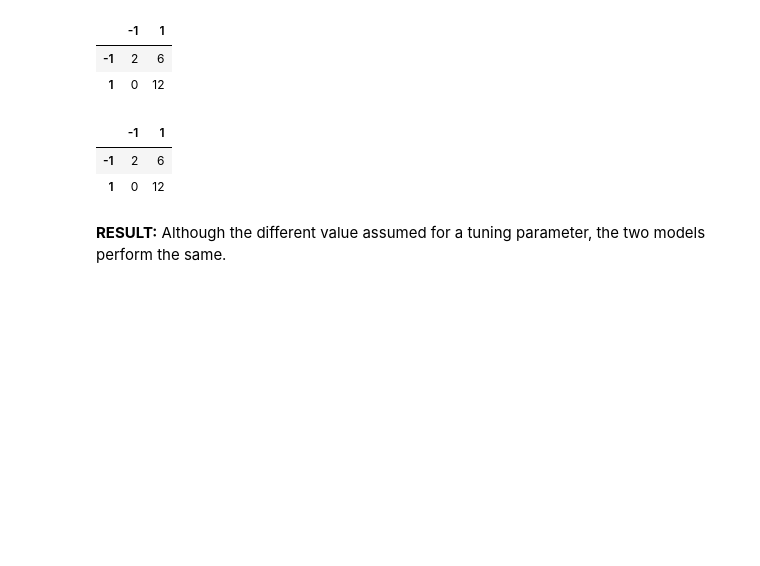
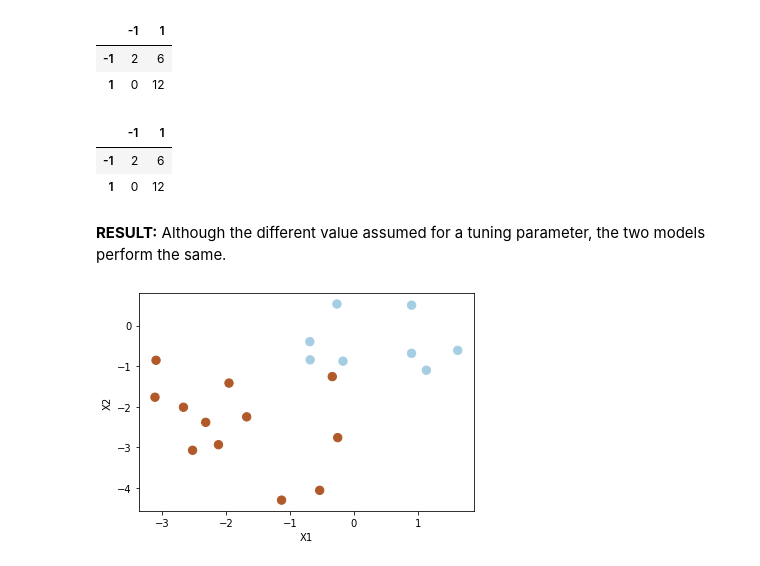
Before and after one commit to Morgan-Sell/islr-labs-exercises-python, a Jupyter notebook: labs/09_svm_lab.ipynb, the cells around one changed output. Saved outputs shown, nothing was run; the diff lists cells and outputs as text; code cells hidden in the pictures; blank space fills up the shorter version.

```diff
--- a/labs/09_svm_lab.ipynb
+++ b/labs/09_svm_lab.ipynb
@@ -165,3 +165,11 @@ pd.DataFrame(confusion_matrix(y_test, y_pred), index=svc3.classes_, columns=svc3
 | 1 | 0 | 12 |
 # %% [markdown]
 **RESULT:** Although the different value assumed for a tuning parameter, the two models perform the same.
+# %%
+# Changing the test data so that the classes are really seperable with a hyperplane.
+X_test[y_test == 1] = X_test[y_test == 1] -1
+plt.scatter(X_test[:,0], X_test[:,1], s=70, c=y_test, cmap=plt.cm.Paired)
+plt.xlabel('X1')
+plt.ylabel('X2');
+# %% [output]
+[figure, added]
```
Also changed, not shown: parts of 14 cells of this notebook.
